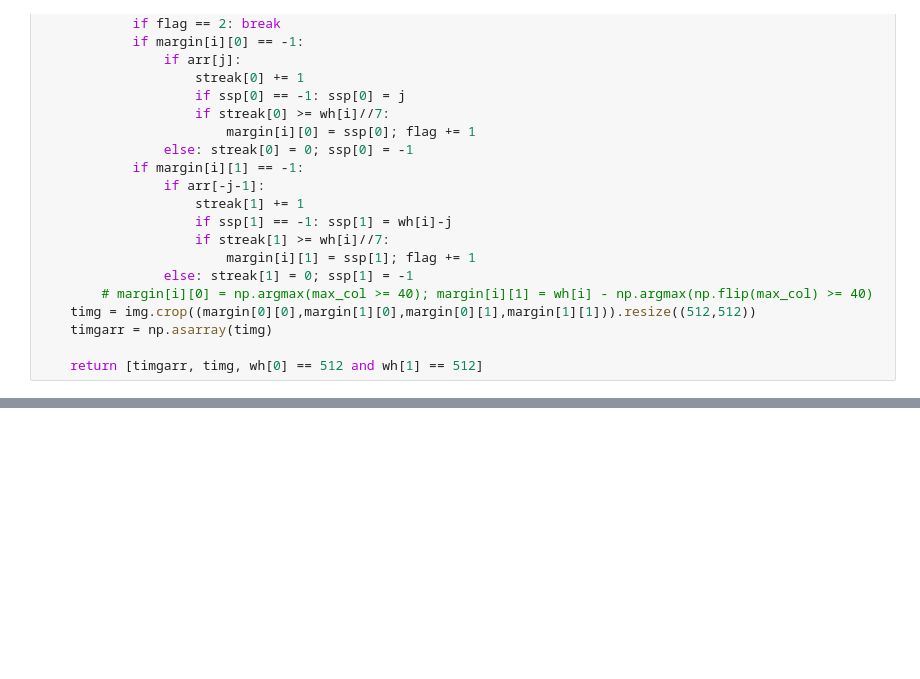
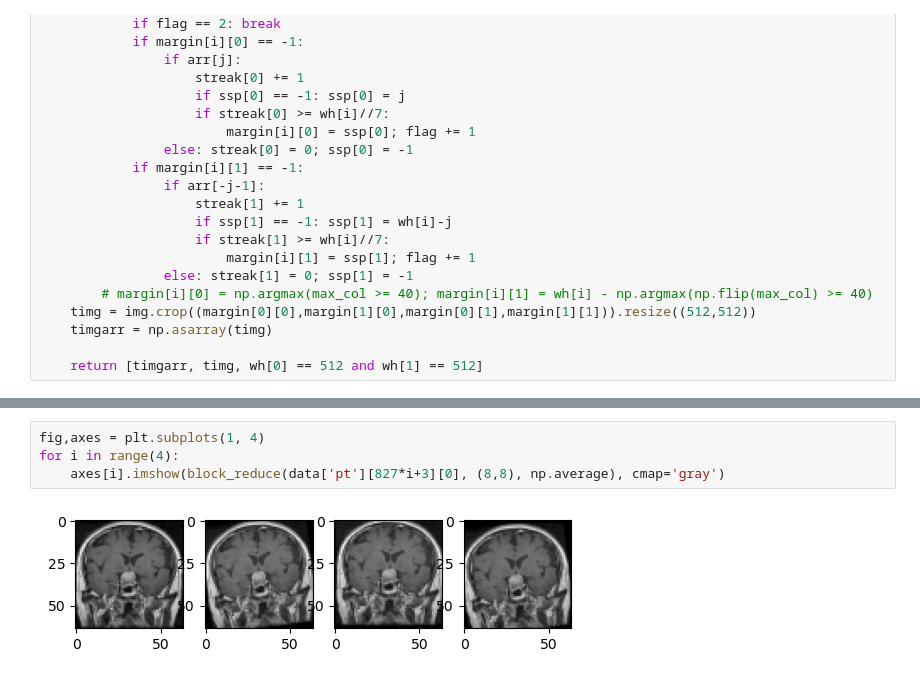
Before and after one commit to naniri04/Ossw_Final, a Jupyter notebook: main.ipynb, the cells around one changed output, grey strips where cells are left out. Drawn from its saved outputs; the diff is of its cells as text; blank space fills up the shorter version.

```diff
--- a/main.ipynb
+++ b/main.ipynb
@@ -80,2 +108,8 @@ for k in data.keys():
+# %%
+fig,axes = plt.subplots(1, 4)
+for i in range(4):
+    axes[i].imshow(block_reduce(data['pt'][827*i+3][0], (8,8), np.average), cmap='gray')
+# %% [output]
+[figure, added]
 # %%
 imgtable = imgshow5x5(list(map(lambda x: x[0], data['pt'])))
```
Also changed, not shown: parts of 13 cells of this notebook.
